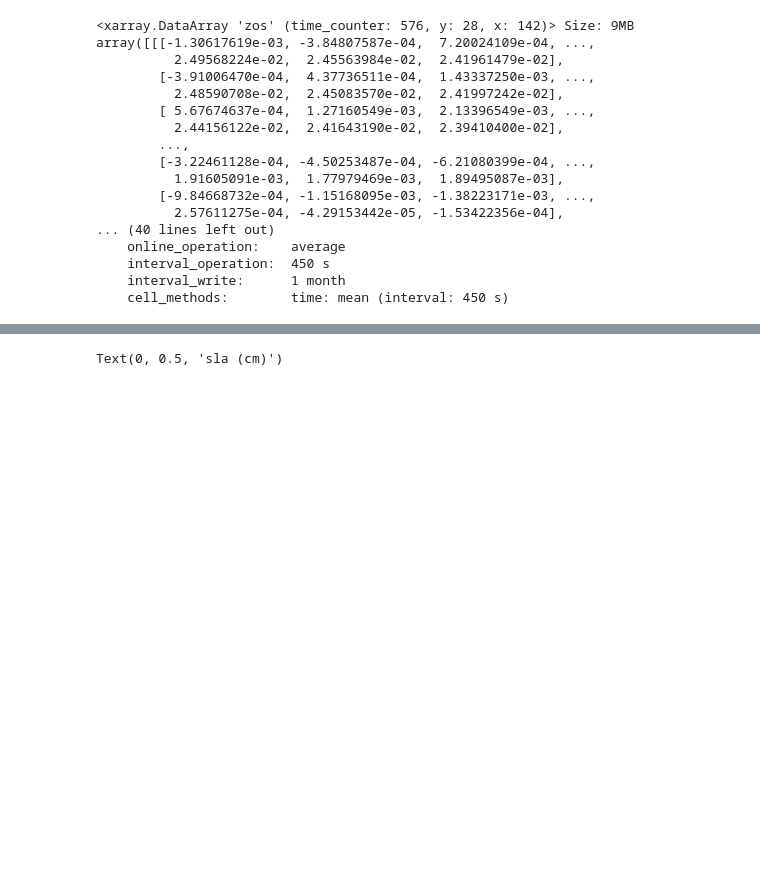
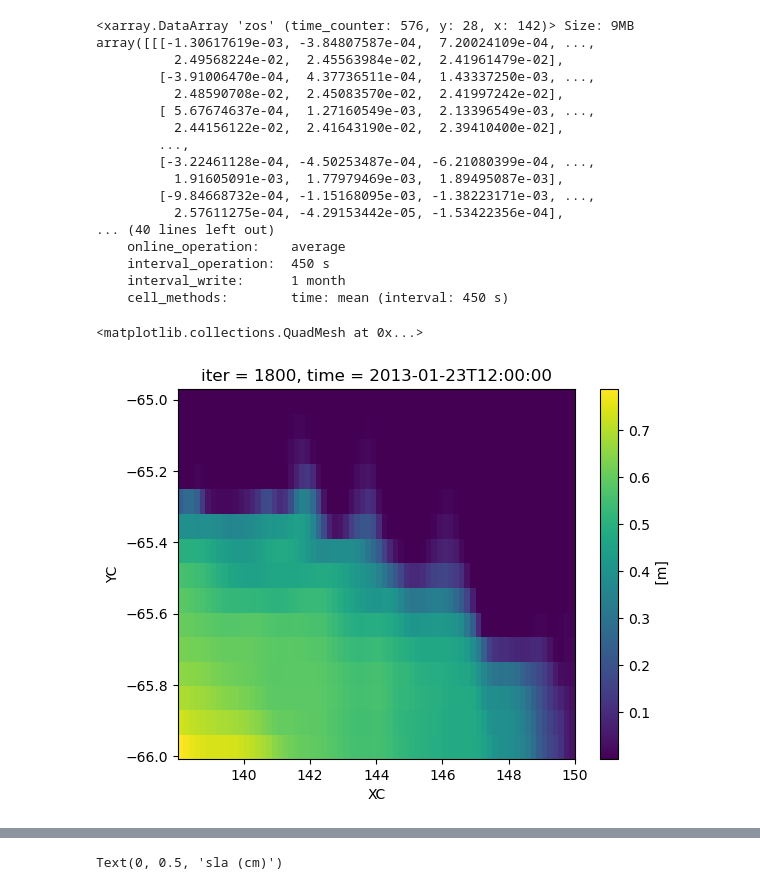
Before and after one commit to eejco/thesis_c3, a Jupyter notebook: sose_eta_comparison.ipynb, the cells around one changed output, grey strips where cells are left out. Cells and saved outputs as stored; diff of their text form; code cells hidden in the pictures; blank space fills up the shorter version.

```diff
--- a/sose_eta_comparison.ipynb
+++ b/sose_eta_comparison.ipynb
@@ -84,6 +83,11 @@ etan = (sose.ETAN + sload)
 # prepare SOSE
 etan = etan.resample({'time':'MS'}).mean()
 etan = etan - etan.sel(time=slice(t1,t2)).mean('time')
+# %%
+sload.isel(time=4).plot()
+# %% [output]
+<matplotlib.collections.QuadMesh at 0x...>
+[figure, added]
 # %%
 etan.load()
 # %% [output]
```
Also changed, not shown: parts of 3 cells of this notebook, 5 other files.
